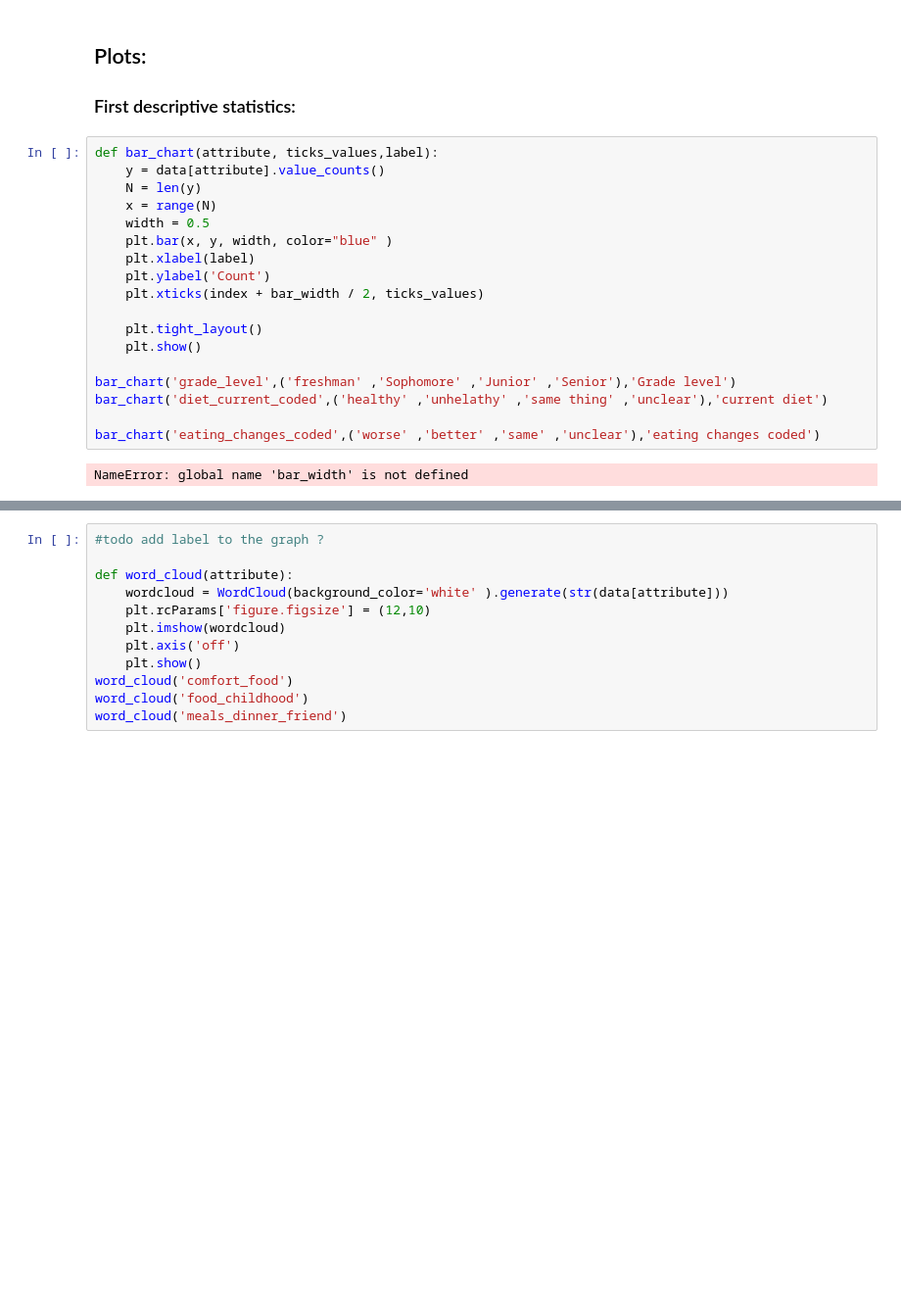
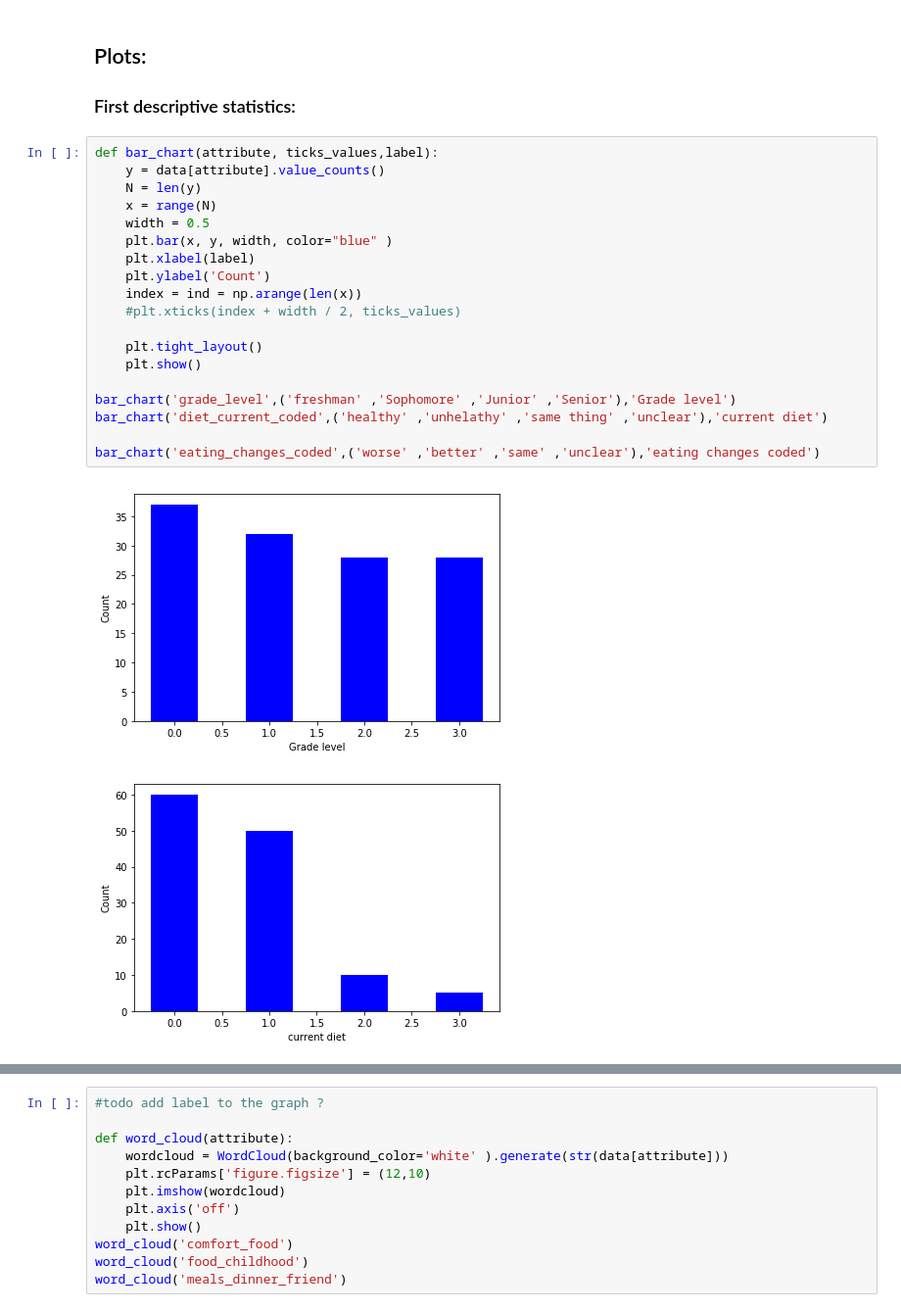
Before and after one commit to ahmedhagii/visual-analytics-project, a Jupyter notebook: visual-analytics-lab.ipynb, the cells around one changed output, grey strips where cells are left out. Shown at 98% size. Drawn from its saved outputs; the diff is of its cells as text; blank space fills up the shorter version.

```diff
--- a/visual-analytics-lab.ipynb
+++ b/visual-analytics-lab.ipynb
@@ -80,20 +80,22 @@ Name: type_sports, dtype: int64
 # %%
 def bar_chart(attribute, ticks_values,label):
     y = data[attribute].value_counts()
     N = len(y)
     x = range(N)
     width = 0.5
     plt.bar(x, y, width, color="blue" )
     plt.xlabel(label)
     plt.ylabel('Count')
-    plt.xticks(index + bar_width / 2, ticks_values)
+    index = ind = np.arange(len(x))
+    #plt.xticks(index + width / 2, ticks_values)
 
     plt.tight_layout()
     plt.show()
 
 bar_chart('grade_level',('freshman' ,'Sophomore' ,'Junior' ,'Senior'),'Grade level')
 bar_chart('diet_current_coded',('healthy' ,'unhelathy' ,'same thing' ,'unclear'),'current diet')
 
 bar_chart('eating_changes_coded',('worse' ,'better' ,'same' ,'unclear'),'eating changes coded')
 # %% [output]
-NameError: global name 'bar_width' is not defined
+[figure, added]
+[figure, added]
```
Also changed, not shown: parts of 1 cell of this notebook.
